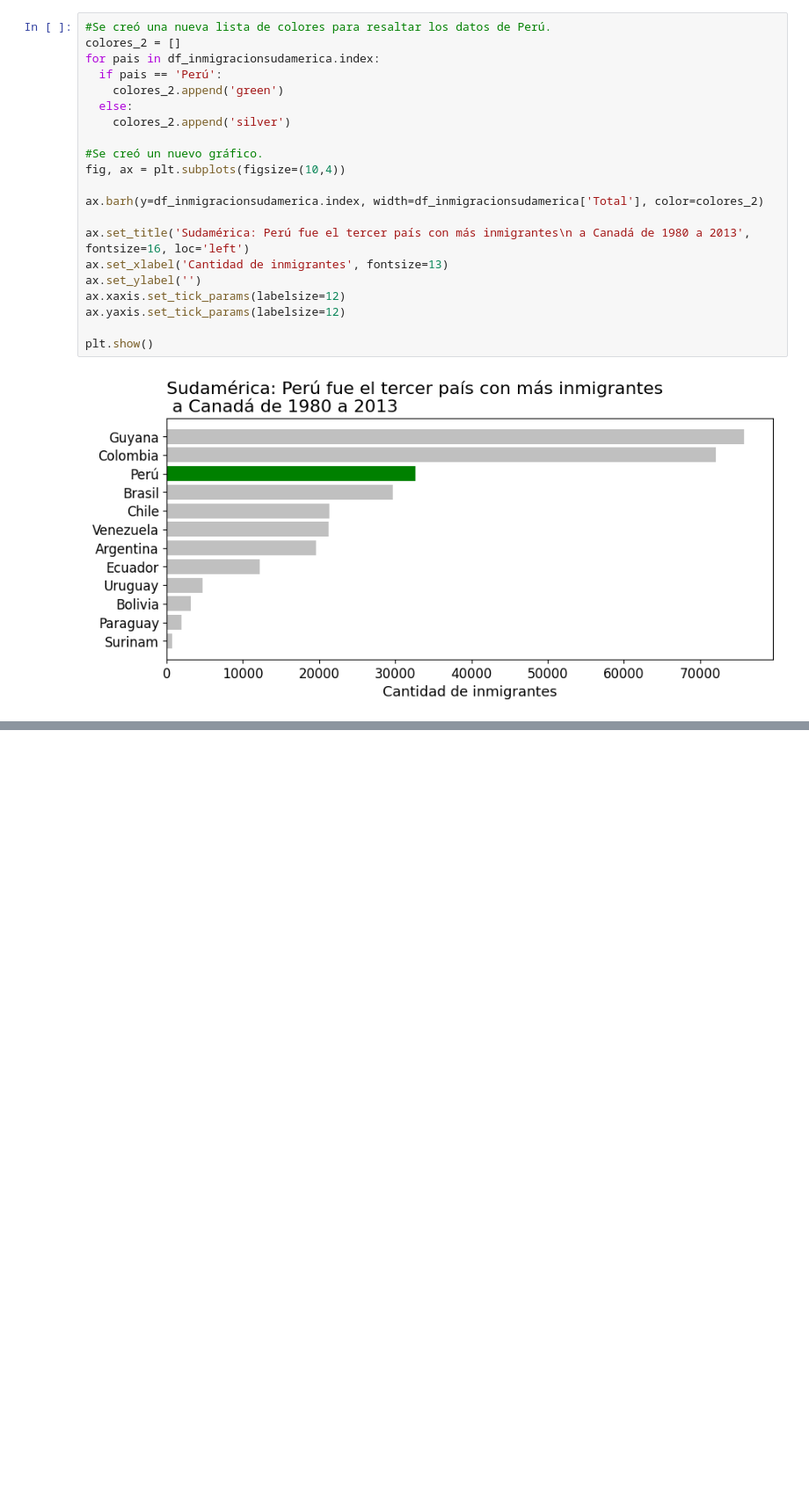
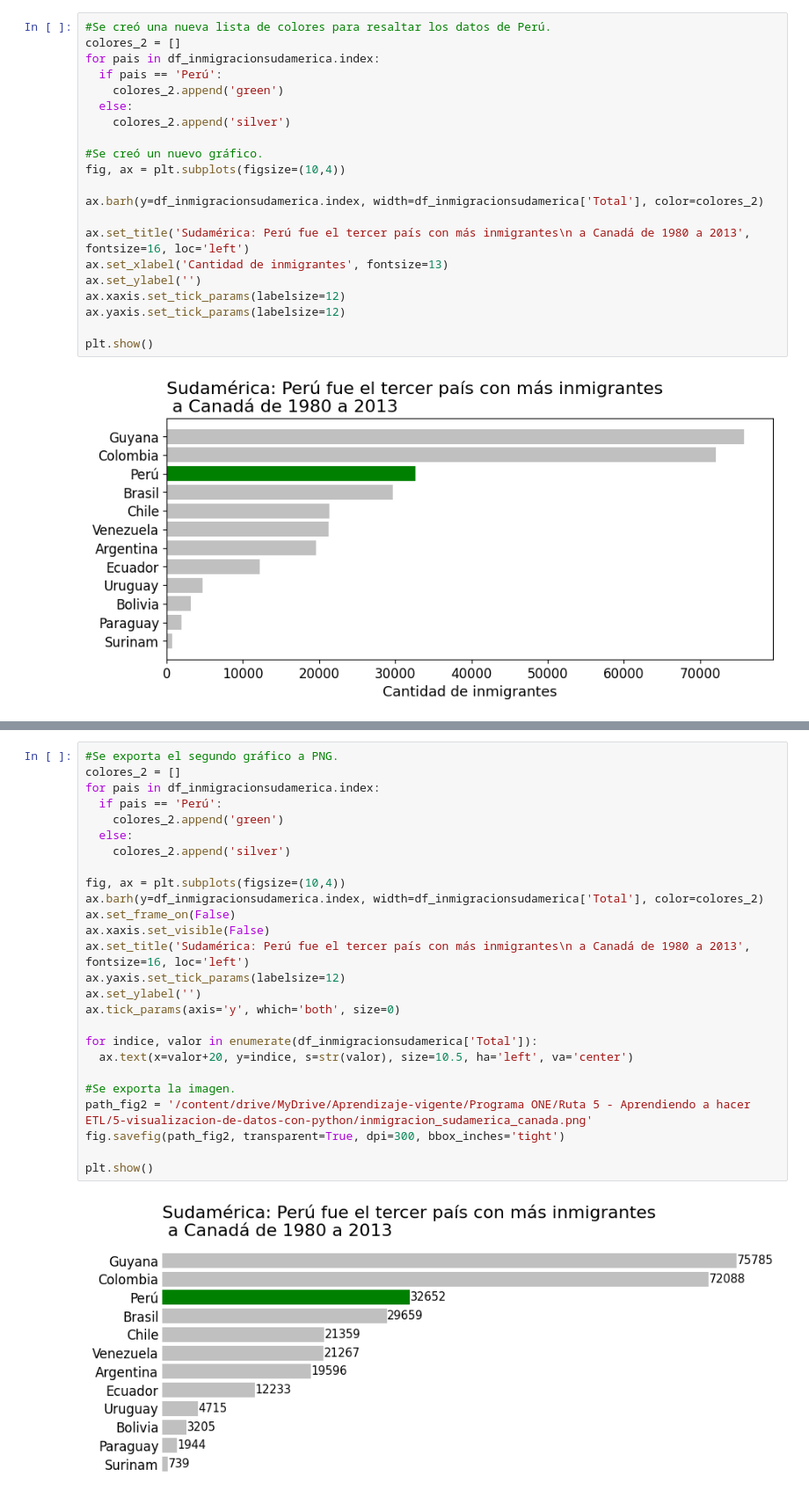
Before and after one commit to JLuceroVasquez/visualizacion-de-datos-con-bibliotecas-de-python, a Jupyter notebook: visualizacion_de_datos_con_python.ipynb, the cells around one changed output, grey strips where cells are left out. Shown at 88% size. Cells and saved outputs as stored; diff of their text form; blank space fills up the shorter version.

```diff
--- a/visualizacion_de_datos_con_python.ipynb
+++ b/visualizacion_de_datos_con_python.ipynb
@@ -527,0 +601,28 @@ plt.show()
+# %%
+#Se exporta el segundo gráfico a PNG.
+colores_2 = []
+for pais in df_inmigracionsudamerica.index:
+  if pais == 'Perú':
+    colores_2.append('green')
+  else:
+    colores_2.append('silver')
+
+fig, ax = plt.subplots(figsize=(10,4))
+ax.barh(y=df_inmigracionsudamerica.index, width=df_inmigracionsudamerica['Total'], color=colores_2)
+ax.set_frame_on(False)
+ax.xaxis.set_visible(False)
+ax.set_title('Sudamérica: Perú fue el tercer país con más inmigrantes\n a Canadá de 1980 a 2013', fontsize=16, loc='left')
+ax.yaxis.set_tick_params(labelsize=12)
+ax.set_ylabel('')
+ax.tick_params(axis='y', which='both', size=0)
+
+for indice, valor in enumerate(df_inmigracionsudamerica['Total']):
+  ax.text(x=valor+20, y=indice, s=str(valor), size=10.5, ha='left', va='center')
+
+#Se exporta la imagen.
+path_fig2 = '/content/drive/MyDrive/Aprendizaje-vigente/Programa ONE/Ruta 5 - Aprendiendo a hacer ETL/5-visualizacion-de-datos-con-python/inmigracion_sudamerica_canada.png'
+fig.savefig(path_fig2, transparent=True, dpi=300, bbox_inches='tight')
+
+plt.show()
+# %% [output]
+[figure, added]
```
Also changed, not shown: parts of 17 cells of this notebook.
